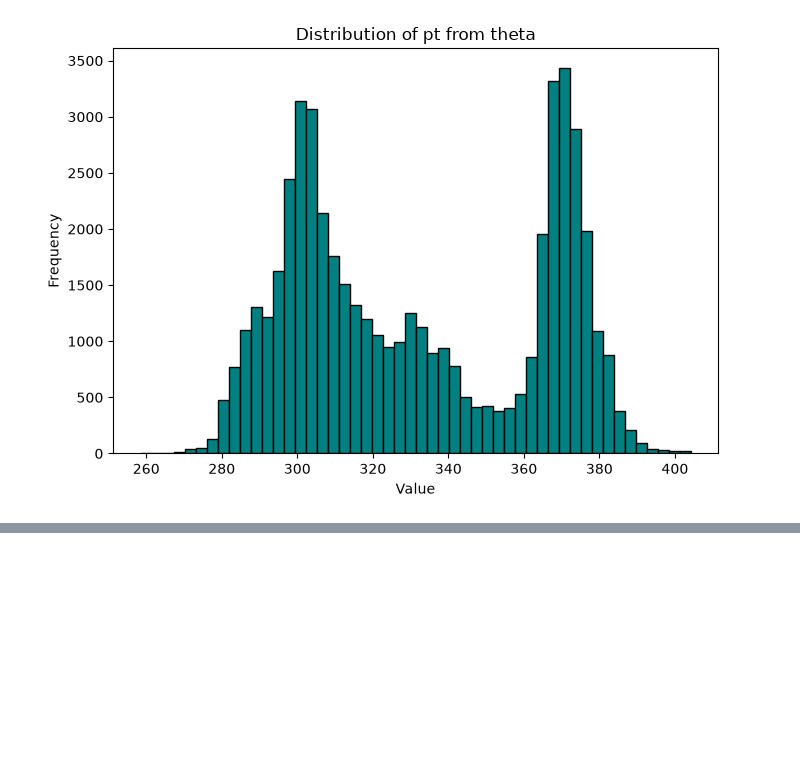
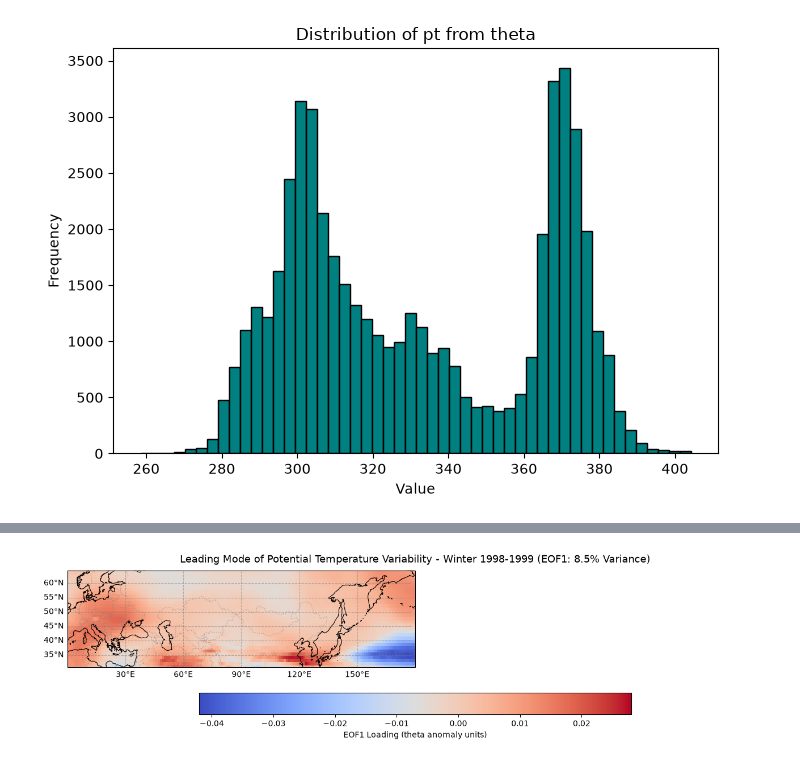
Before and after one commit to Erdos-Projects/fall-2026-atmospheric-blocking, a Jupyter notebook: notebooks/eda.ipynb, the cells around one changed output, grey strips where cells are left out. Saved outputs shown, nothing was run; the diff lists cells and outputs as text; code cells hidden in the pictures; blank space fills up the shorter version.

Commit message:
Adding EDA.ipynb exploring some PCA reduction on theta values + a "blocking detector" that generates gifs

```diff
--- a/notebooks/eda.ipynb
+++ b/notebooks/eda.ipynb
@@ -94,0 +262,98 @@ plt.show()
+# %%
+import numpy as np
+import matplotlib.pyplot as plt
+
+# Make sure you have the eofs library installed: pip install eofs
+from eofs.standard import Eof
+
+# 1. Collect trimmed theta fields (latitudes 30° to 65°) across the winter season
+months = ["199812", "199901", "199902"]
+theta_list = []
+theta_lats, theta_lons = None, None
+lat_mask = None
+
+for m in months:
+    theta_path = f"../data_excerpt/theta/theta2pvu_{m}.grib"
+    _, _, times, _ = read(theta_path, NAMES["theta"])
+
+    if theta_lats is None:
+        theta_lats, theta_lons, _, _ = read(theta_path, NAMES["theta"], times[0])
+        lat_mask = (theta_lats >= 30) & (theta_lats <= 65)
+        trimmed_theta_lats = theta_lats[lat_mask]
+
+    for t in times:
+        _, _, _, fields = read(theta_path, NAMES["theta"], t)
+        theta_key = list(fields.keys())[0]
+        theta_data = fields[theta_key]
+        theta_list.append(theta_data[lat_mask, :])
+
+theta_arr = np.array(theta_list)  # Shape: (time_steps, trimmed_lats, lons)
+
+# 2. Prepare Latitude Weights for Spherical Grid
+# Weights are proportional to the square root of the cosine of latitude
+lat_rad = np.deg2rad(trimmed_theta_lats)
+weights = np.sqrt(np.cos(lat_rad))
+# Broadcast weights across the longitude dimension: shape (trimmed_lats, lons)
+weights_2d = np.tile(weights[:, np.newaxis], (1, theta_arr.shape[2]))
+
+# 3. Initialize the EOF Solver
+# Note: eofs expects input shape of (time, lat, lon)
+solver = Eof(theta_arr, weights=weights_2d)
+
+# Retrieve the leading EOF (EOF1) spatial pattern and its Principal Component (PC1)
+eof1 = solver.eofs(neofs=1)[0]       # Shape: (trimmed_lats, lons)
+pc1 = solver.pcs(npcs=1)[:, 0]        # Shape: (time_steps,)
+variance_fractions = solver.varianceFraction()
+
+print(f"Variance explained by EOF1: {variance_fractions[0]*100:.2f}%")
+print(f"Variance explained by EOF2: {variance_fractions[1]*100:.2f}%")
+
+# 4. Plot EOF1 Spatial Pattern using Cartopy
+try:
+    import cartopy.crs as ccrs
+    import cartopy.feature as cfeature
+    from cartopy.util import add_cyclic_point
+    HAVE_CARTOPY = True
+except ImportError:
+    HAVE_CARTOPY = False
+
+plt.figure(figsize=(14, 3.3))
+
+if HAVE_CARTOPY:
+    ax = plt.axes(projection=ccrs.PlateCarree())
+
+    # Add cyclic point to close the Pacific/Atlantic seam smoothly
+    eof_cyclic, lons_cyclic = add_cyclic_point(eof1, coord=theta_lons, axis=1)
+    lat_2d, lon_2d = np.meshgrid(trimmed_theta_lats, lons_cyclic, indexing='ij')
+
+    im = ax.pcolormesh(
+        lon_2d, lat_2d, eof_cyclic,
+        transform=ccrs.PlateCarree(),
+        cmap="coolwarm",
+        shading="auto"
+    )
+
+    ax.set_xlim(lons_cyclic.min(), lons_cyclic.max())
+    ax.set_ylim(trimmed_theta_lats.min(), trimmed_lats.max())
+
+    center_lat_rad = np.deg2rad(np.mean(trimmed_theta_lats))
+    ax.set_aspect(1.0 / np.cos(center_lat_rad))
+
+    ax.coastlines(resolution="50m", color="black", linewidth=0.8)
+    ax.add_feature(cfeature.BORDERS, linestyle=":", edgecolor="gray", alpha=0.5)
+
+    gl = ax.gridlines(draw_labels=True, dms=True, x_inline=False, y_inline=False, color="gray", alpha=0.5, linestyle="--")
+    gl.top_labels = False
+    gl.right_labels = False
+
+    title_suffix = f" (EOF1: {variance_fractions[0]*100:.1f}% Variance)"
+else:
+    im = plt.imshow(eof1, origin="lower", cmap="coolwarm", aspect="auto")
+    title_suffix = f" (EOF1)"
+
+plt.colorbar(im, label="EOF1 Loading (theta anomaly units)", orientation="horizontal", pad=0.18, shrink=0.6)
+plt.title(f"Leading Mode of Potential Temperature Variability - Winter 1998-1999{title_suffix}", fontsize=13, pad=10)
+
+plt.tight_layout()
+plt.show()
+# %% [output]
@@ -94,0 +362 @@ plt.show()
+[figure, added]
```
Also changed, not shown: parts of 20 cells of this notebook.
